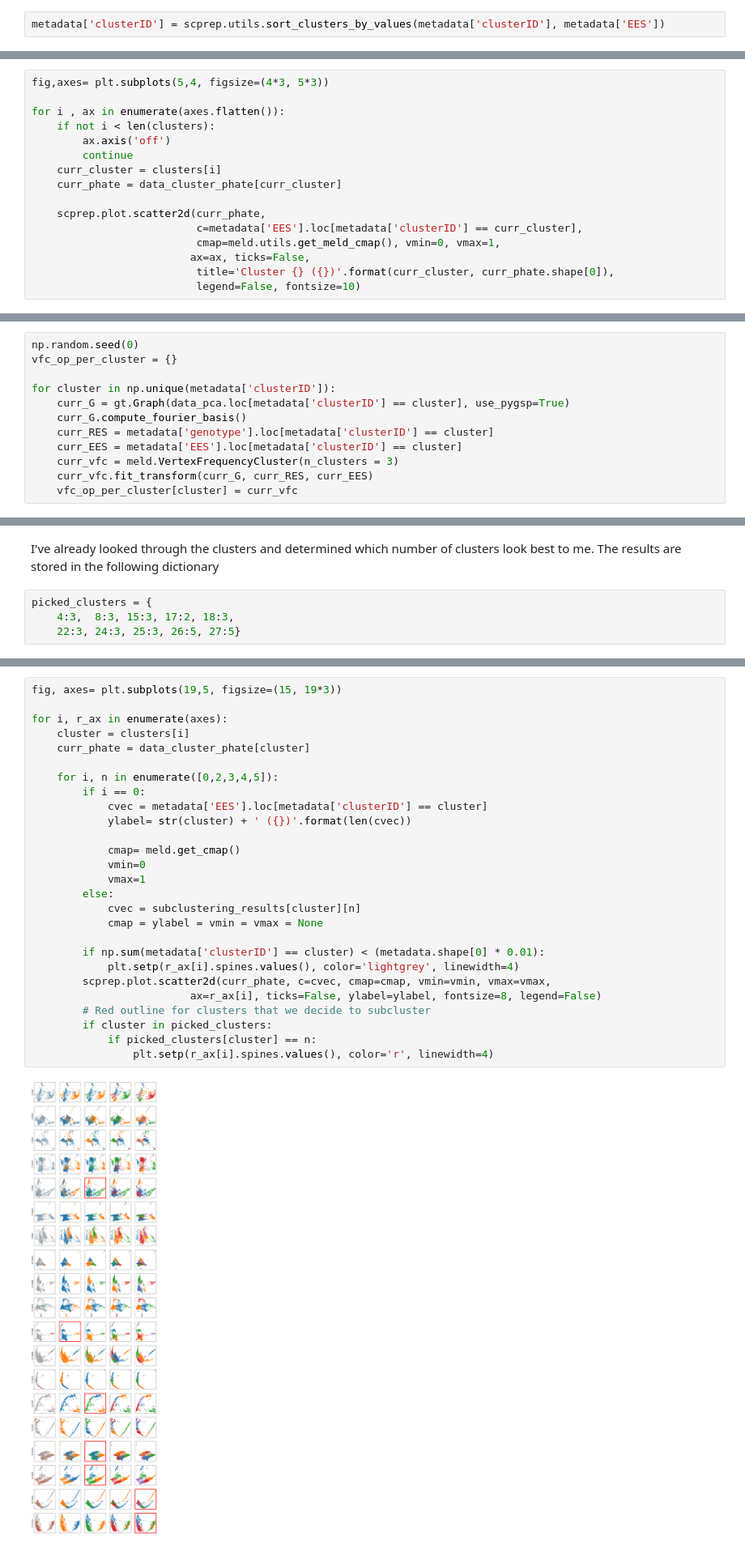
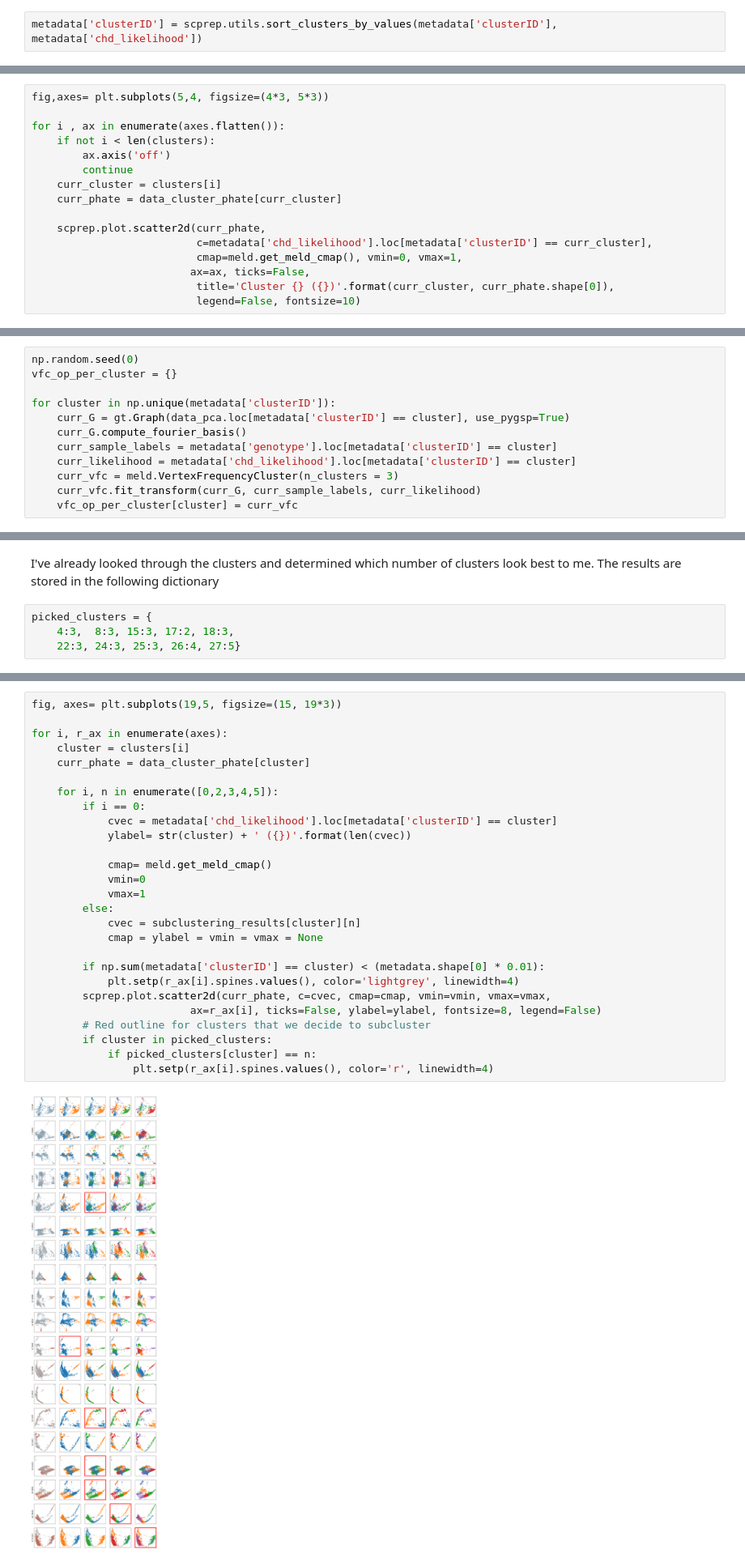
Before and after one commit to KrishnaswamyLab/MELD, a Jupyter notebook: notebooks/Wagner2018_Chordin_Cas9_Mutagenesis.ipynb, the cells around one changed output, grey strips where cells are left out. Shown at 81% size. Saved outputs shown, nothing was run; the diff lists cells and outputs as text.

```diff
--- a/notebooks/Wagner2018_Chordin_Cas9_Mutagenesis.ipynb
+++ b/notebooks/Wagner2018_Chordin_Cas9_Mutagenesis.ipynb
@@ -527,5 +531,5 @@ Let's sort the index of each cluster from lowest to highest average EES value
 # %%
-metadata['clusterID'] = scprep.utils.sort_clusters_by_values(metadata['clusterID'], metadata['EES'])
+metadata['clusterID'] = scprep.utils.sort_clusters_by_values(metadata['clusterID'], metadata['chd_likelihood'])
 # %% [markdown]
 #### Create jitter plots
 
@@ -588,8 +592,8 @@ for i , ax in enumerate(axes.flatten()):
     curr_phate = data_cluster_phate[curr_cluster]
 
     scprep.plot.scatter2d(curr_phate,
-                          c=metadata['EES'].loc[metadata['clusterID'] == curr_cluster],
-                          cmap=meld.utils.get_meld_cmap(), vmin=0, vmax=1,
+                          c=metadata['chd_likelihood'].loc[metadata['clusterID'] == curr_cluster],
+                          cmap=meld.get_meld_cmap(), vmin=0, vmax=1,
                          ax=ax, ticks=False,
                           title='Cluster {} ({})'.format(curr_cluster, curr_phate.shape[0]),
                           legend=False, fontsize=10)
@@ -606,9 +610,9 @@ vfc_op_per_cluster = {}
 for cluster in np.unique(metadata['clusterID']):
     curr_G = gt.Graph(data_pca.loc[metadata['clusterID'] == cluster], use_pygsp=True)
     curr_G.compute_fourier_basis()
-    curr_RES = metadata['genotype'].loc[metadata['clusterID'] == cluster]
-    curr_EES = metadata['EES'].loc[metadata['clusterID'] == cluster]
+    curr_sample_labels = metadata['genotype'].loc[metadata['clusterID'] == cluster]
+    curr_likelihood = metadata['chd_likelihood'].loc[metadata['clusterID'] == cluster]
     curr_vfc = meld.VertexFrequencyCluster(n_clusters = 3)
-    curr_vfc.fit_transform(curr_G, curr_RES, curr_EES)
+    curr_vfc.fit_transform(curr_G, curr_sample_labels, curr_likelihood)
     vfc_op_per_cluster[cluster] = curr_vfc
 # %% [output]
@@ -628,7 +632,7 @@ I've already looked through the clusters and determined which number of clusters
 # %%
 picked_clusters = {
     4:3,  8:3, 15:3, 17:2, 18:3,
-    22:3, 24:3, 25:3, 26:5, 27:5}
+    22:3, 24:3, 25:3, 26:4, 27:5}
 # %% [markdown]
 Now we're going to plot the results of all of the VFC clustering results. This produces a very long figure, but it's worth looking at each of the plots individually. We don't claim that the cluster values we selected are "correct" because there's no clear objective we're targeting here. Take cluster 11, for example. Perhaps we should have looked at 5 clusters here to more closely match the structure observed in the embedding. To dive more deeply, one could perform differential expression testing between the 5 clusters to see if the heterogeneity in the visualization is biologically relevant.
 
@@ -636,32 +640,32 @@ The red boxes indicate the clustering that we selected.
 # %%
 fig, axes= plt.subplots(19,5, figsize=(15, 19*3))
 
 for i, r_ax in enumerate(axes):
     cluster = clusters[i]
     curr_phate = data_cluster_phate[cluster]
 
     for i, n in enumerate([0,2,3,4,5]):
         if i == 0:
-            cvec = metadata['EES'].loc[metadata['clusterID'] == cluster]
+            cvec = metadata['chd_likelihood'].loc[metadata['clusterID'] == cluster]
             ylabel= str(cluster) + ' ({})'.format(len(cvec))
 
-            cmap= meld.get_cmap()
+            cmap= meld.get_meld_cmap()
             vmin=0
             vmax=1
         else:
             cvec = subclustering_results[cluster][n]
             cmap = ylabel = vmin = vmax = None
 
         if np.sum(metadata['clusterID'] == cluster) < (metadata.shape[0] * 0.01):
             plt.setp(r_ax[i].spines.values(), color='lightgrey', linewidth=4)
         scprep.plot.scatter2d(curr_phate, c=cvec, cmap=cmap, vmin=vmin, vmax=vmax,
                          ax=r_ax[i], ticks=False, ylabel=ylabel, fontsize=8, legend=False)
         # Red outline for clusters that we decide to subcluster
         if cluster in picked_clusters:
             if picked_clusters[cluster] == n:
                 plt.setp(r_ax[i].spines.values(), color='r', linewidth=4)
 # %% [output]
-[figure, old version]
+[figure, new version]
 # %% [markdown]
 Now let's actually break up the clusters using the VFC results and create a new jitter plot.
 # %%
```
Also changed, not shown: parts of 49 cells of this notebook, 1 other file.
